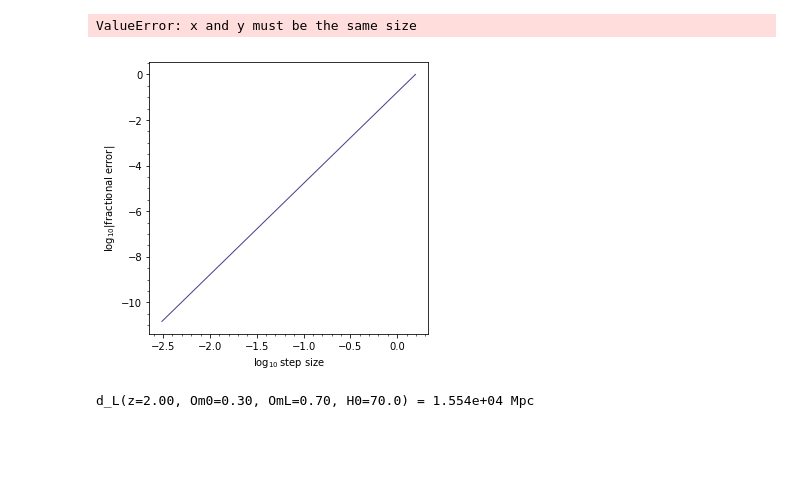
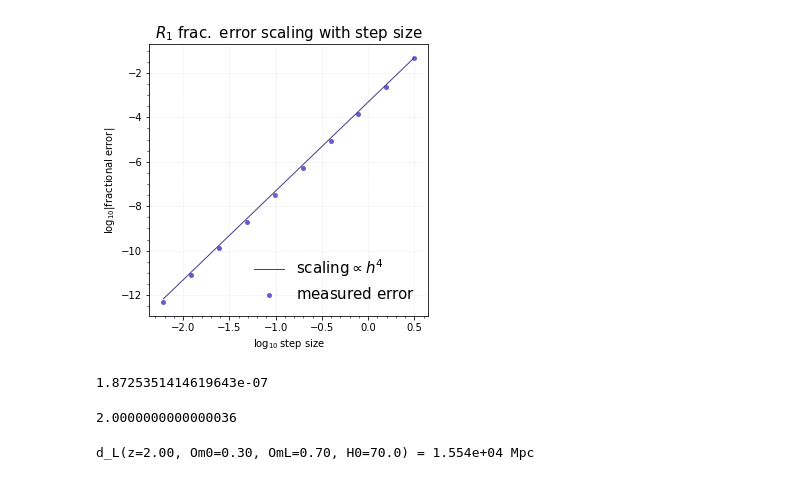
Before and after one commit to gil2rok/Astro211, a Jupyter notebook: hw01.ipynb, the cells around one changed output. Cells and saved outputs as stored; diff of their text form; code cells hidden in the pictures; blank space fills up the shorter version.

```diff
--- a/hw01.ipynb
+++ b/hw01.ipynb
@@ -33,7 +33,7 @@ def rom_int(func, a, b, hstep, *args):
     the # of sub-intervals of [a, b] is a power of 2
     func can take vectors, ../github-a211w20/not just scalars
 
-    Parameters:print(np.abs(inefficent_rom_int/exact_int - 1))
+    Parameters:
     -----------
     func: python function object - function to integrate
     a, b: floats - integration interval
@@ -48,20 +48,20 @@ def rom_int(func, a, b, hstep, *args):
 
     k = np.log2((2. * (b-a))/hstep)
     trap = trapzd(func, a, b, hstep, *args)
-    vec1 = np.arange(1., np.power(2., (k - 1.)))
+    vec1 = np.arange(1., (np.power(2., (k - 1.))+1))
     vec2 = a + ((2.*vec1) -1.) * (hstep / 2.)
     vec3 = np.sum(func(vec2, *args))
-    return ((1/3) * (trap + (2. * hstep * vec3)))
+    return ((1./3.) * (trap + (2. * hstep * vec3)))
 # %%
 #This function is taken from notebook 02_integration_approximation.ipynb
 
 def compute_integral(func, int_func, a, b, ns):
     nsteps = np.arange(ns) # generate a vector of nstep values from 0 to ns-1
-    rom_int = np.zeros(np.shape(nsteps)[0]) # initialize a vector for integration results for each step size
+    rom_int_value = np.zeros(np.shape(nsteps)[0]) # initialize a vector for integration results for each step size
 
     bma = b - a
     hsteps = bma / np.power(2., nsteps) # compute vector of corresponding step sizes
     for i, ns in enumerate(nsteps):
-        rom_int[i] = int_func(func, a, b, hsteps[i]) # compute the integral for each step size
+        rom_int_value[i] = int_func(func, a, b, hsteps[i]) # compute the integral for each step size
 
-    return rom_int, hsteps # return vectors of integration results and step sizes
+    return rom_int_value, hsteps # return vectors of integration results and step sizes0
@@ -81,23 +68,16 @@ def compute_integral_half_step(func, int_func, a, b, ns):
 # %%
 a = 0.; b = np.pi
-ns = 10#This function is taken from notebook 02_integration_approximation.ipynb
+ns = 10
 
-def compute_integral(func, int_func, a, b, ns):
-    nsteps = np.arange(ns) # generate a vector of nstep values from 0 to ns-1
-    rom_int = np.zeros(np.shape(nsteps)[0]) # initialize a vector for integration results for each step size
+rom_int_val, hsteps = compute_integral(np.sin, rom_int, a, b, ns)
+trap_int_val, hsteps = compute_integral(np.sin, trapzd, a, b, ns)
 
-    bma = b - a
-    hsteps = bma / np.power(2., nsteps) # compute vector of corresponding step sizes
-    for i, ns in enumerate(nsteps):
-        rom_int[i] = int_func(func, a, b, hsteps[i]) # compute the integral for each step size
+#trap_int_half_step, hsteps = compute_integral_half_step(np.sin, trapzd, a, b, ns)
+#inefficent_rom_int = (1/3)*(4*trap_int_half_step - trap_int)
 
-    return rom_int, hsteps # return vectors of integration results and step sizes0
-rom_int, hsteps = compute_integral(np.sin, rom_int, a, b, ns)
-trap_int, hsteps = compute_integral(np.sin, trapzd, a, b, ns)
-trap_int_half_step, hsteps = compute_integral_half_step(np.sin, trapzd, a, b, ns)
-inefficent_rom_int = (1/3)*(4*trap_int_half_step - trap_int)
 exact_int = np.cos(a)-np.cos(b)
 
-ferr_rom = np.abs(rom_int/exact_int - 1.)
-ferr_inefficent_rom = np.abs(inefficent_rom_int/exact_int - 1.)
-ferr_trap = np.abs(trap_int/exact_int - 1.)
+ferr_rom = np.abs(rom_int_val/exact_int - 1.)
+ferr_trap = np.abs(trap_int_val/exact_int - 1.)
+
+#ferr_inefficent_rom = np.abs(inefficent_rom_int/exact_int - 1.)
@@ -123,15 +149,14 @@ plot_line_points(np.log10(hsteps), np.log10(ferr_rom), xlabel=r'$\log_{10} h$',
 # %%
 
 #model is ferr ~ h^n, we normalize it to the size of error for first step size in the sequence:
 ferr_model = ferr_rom[0] * (hsteps/hsteps[0])**4
 
 plot_line_points(np.log10(hsteps), np.log10(ferr_model),
                  xlabel=r'$\log_{10}\,\rm step\ size$', ylabel = r'$\log_{10}\vert\rm fractional\ error\vert$',
-                 xp=np.log10(hsteps), yp=np.log10(ferr), points=True,
+                 xp=np.log10(hsteps), yp=np.log10(ferr_rom), points=True,
                  legend=r'${\rm scaling} \propto h^4$', plegend = r'$\rm measured\ error$',
                  legendloc = 'lower right',
                  plot_title=r'$R_1\ \rm frac.\ error\ scaling\ with\ step\ size$',
                  grid=True, figsize=5, figsave='fracerr_r1.pdf')
 # %% [output]
-ValueError: x and y must be the same size
-[figure, old version]
+[figure, new version]
@@ -138,3 +210,8 @@ ValueError: x and y must be the same size
+# %%
+error_tol_rom_int(np.sin, rom_int, trapzd, a, b, 10e-100, 10e-15)
+# %% [output]
+1.8725351414619643e-07
+2.0000000000000036
 # %%
 def _dc(z1, z2, hstep, *args):
     """
```
Also changed, not shown: parts of 8 cells of this notebook.
